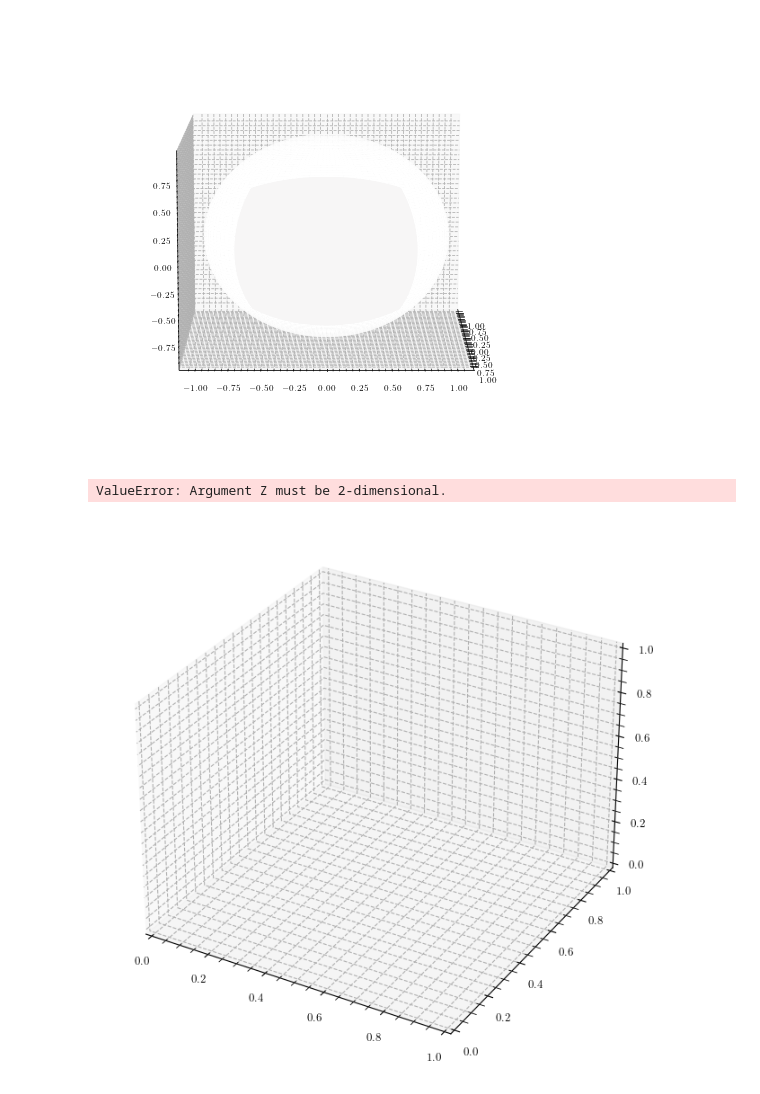
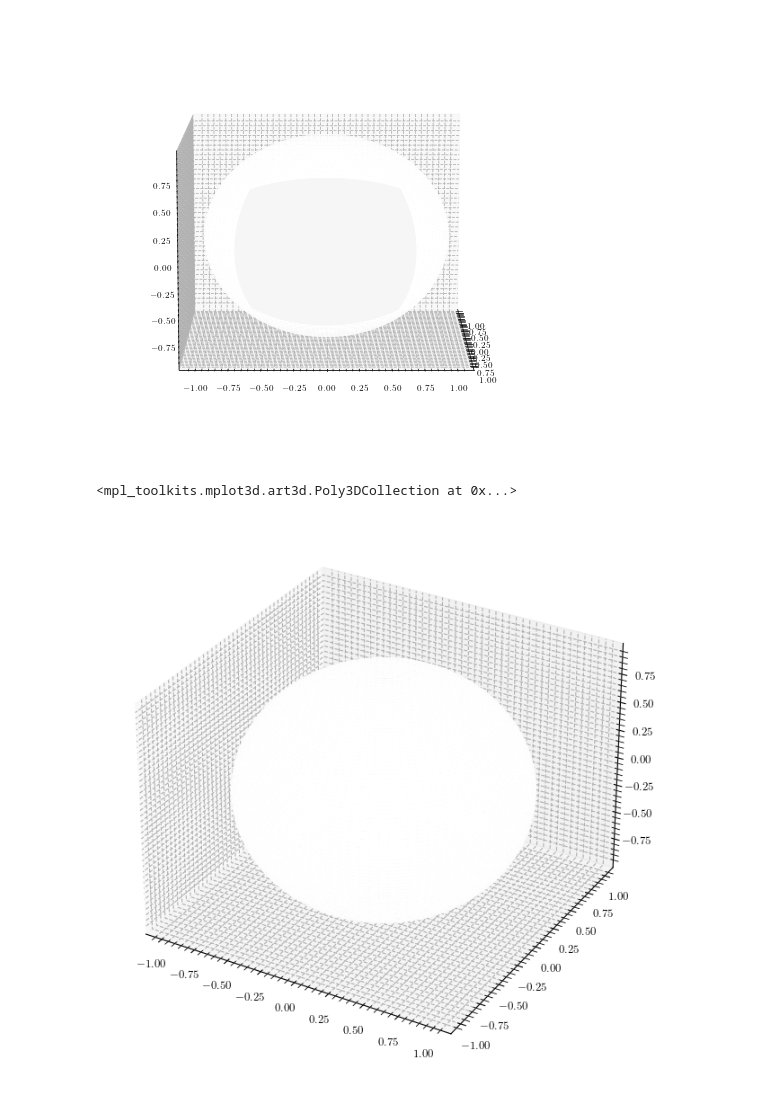
Before and after one commit to bcrinquand/Maxwell_cubed_sphere, a Jupyter notebook: cubed_patch.ipynb, the cells around one changed output. Cells and saved outputs as stored; diff of their text form; code cells hidden in the pictures.

```diff
--- a/cubed_patch.ipynb
+++ b/cubed_patch.ipynb
@@ -10,7 +10,7 @@ from figure_module import *
 # %%
 # Parameters
 r = 1.0
-cfl = 0.1
+cfl = 0.5
 
 Nxi = 128
 Neta = 128
@@ -20,8 +20,11 @@ eta_min, eta_max = - N.pi / 4.0, N.pi / 4.0
 dxi = (xi_max - xi_min) / Nxi
 deta = (eta_max - eta_min) / Neta
 
-xi  = N.linspace(xi_min - NG * dxi, xi_max + NG * dxi, Nxi + 2 * NG)
-eta = N.linspace(eta_min - NG * deta, eta_max + NG * deta, Neta + 2 * NG)
+xi  = N.arange(- NG - int(Nxi / 2), NG + int(Nxi / 2), 1) * dxi
+eta = N.arange(- NG - int(Neta / 2), NG + int(Neta / 2), 1) * deta
+
+# xi  = N.linspace(xi_min - NG * dxi, xi_max + NG * dxi, Nxi + 2 * NG)
+# eta = N.linspace(eta_min - NG * deta, eta_max + NG * deta, Neta + 2 * NG)
 
 eta_grid, xi_grid = N.meshgrid(eta, xi)
 
@@ -305,8 +326,7 @@ J0 = 2.0
 B0 = 0.0
 
 def shape_packet(x, y, z, width):
-    # return amp * N.exp(- y * y / (width * width)) * N.exp(- x * x / (width * width)) * N.exp(- z * z / (width * width))
-    return amp * N.exp(- x * x / (width * width)) * N.exp(- y * y / (width * width))
+    return amp * N.exp(- y * y / (width * width)) * N.exp(- x * x / (width * width)) * N.exp(- z * z / (width * width))
 
 for i in range(Nxi + 2 * NG):
     for j in range(Neta + 2 * NG):
@@ -325,8 +345,8 @@ for i in range(Nxi + 2 * NG):
         y0 = N.sin(theta0) * N.sin(phi0)
         z0 = N.cos(theta0)
 
-        Eru0[i,j] = shape_packet(xi[i], eta[j], 0.0, w) # shape_packet(x - x0, y - y0, z - z0, w) # * N.cos(2.0 * N.pi * eta[j] / wave)
-        B2u0[i,j] = - shape_packet(xi[i], eta[j], 0.0, w) # shape_packet(x - x0, y - y0, z - z0, w) # * N.sin(2.0 * N.pi * eta[j] / wave)
+        Eru0[i,j] = 0.0 # shape_packet(xi[i], eta[j], 0.0, w) # shape_packet(x - x0, y - y0, z - z0, w) # * N.cos(2.0 * N.pi * eta[j] / wave)
+        B2u0[i,j] = 0.0 # - shape_packet(xi[i], eta[j], 0.0, w) # shape_packet(x - x0, y - y0, z - z0, w) # * N.sin(2.0 * N.pi * eta[j] / wave)
         B1u0[i,j] = 0.0
         Bru0[i,j] = 0.0
         E1u0[i,j] = 0.0
@@ -444,28 +464,28 @@ ax.plot_surface(x_s, y_s, z_s, rstride=1, cstride=1, shade=False, color = 'white
 # %%
 theta=N.zeros((Nxi,Neta))
 phi=N.zeros((Nxi,Neta))
 x=N.zeros((Nxi,Neta))
 y=N.zeros((Nxi,Neta))
 z=N.zeros((Nxi,Neta))
 
 for i in range(Nxi):
     for j in range(Neta):
       X = N.tan(xi_min + i * dxi)
       Y = N.tan(eta_min + j * deta)
 
 theta = N.pi/2.0 - N.arctan(Y/N.sqrt(1+X**2))
 phi = N.arctan2(1/N.sqrt(1+X**2),X/N.sqrt(1+X**2))
 
 x = N.sin(theta) * N.cos(phi)
 y = -N.sin(theta) * N.sin(phi)
 z = N.cos(theta)
 
 fig, ax = P.subplots(subplot_kw={"projection": "3d"}, figsize=(8, 8), dpi=100)
-ax.plot_surface(x, y, z, rstride=1, cstride=1, facecolors=cm.nipy_spectral(Eru0), linewidth=0, shade=False)
+# ax.plot_surface(x, y, z, rstride=1, cstride=1, facecolors=cm.nipy_spectral(Eru0), linewidth=0, shade=False)
 ax.plot_surface(x_s, y_s, z_s, rstride=1, cstride=1, shade=False, color = 'white')
 # %% [output]
-ValueError: Argument Z must be 2-dimensional.
+<mpl_toolkits.mplot3d.art3d.Poly3DCollection at 0x...>
-[figure, old version]
+[figure, new version]
 # %%
 # Initialize simulation
 
```
Also changed, not shown: parts of 5 cells of this notebook, 1 other file.
